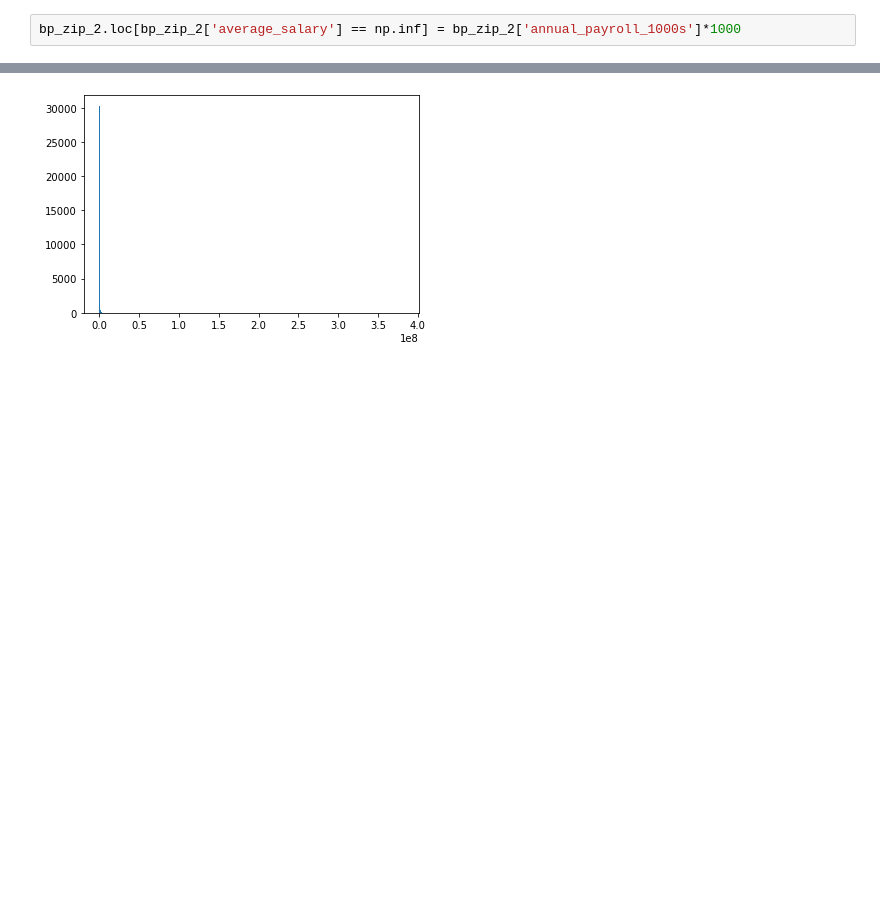
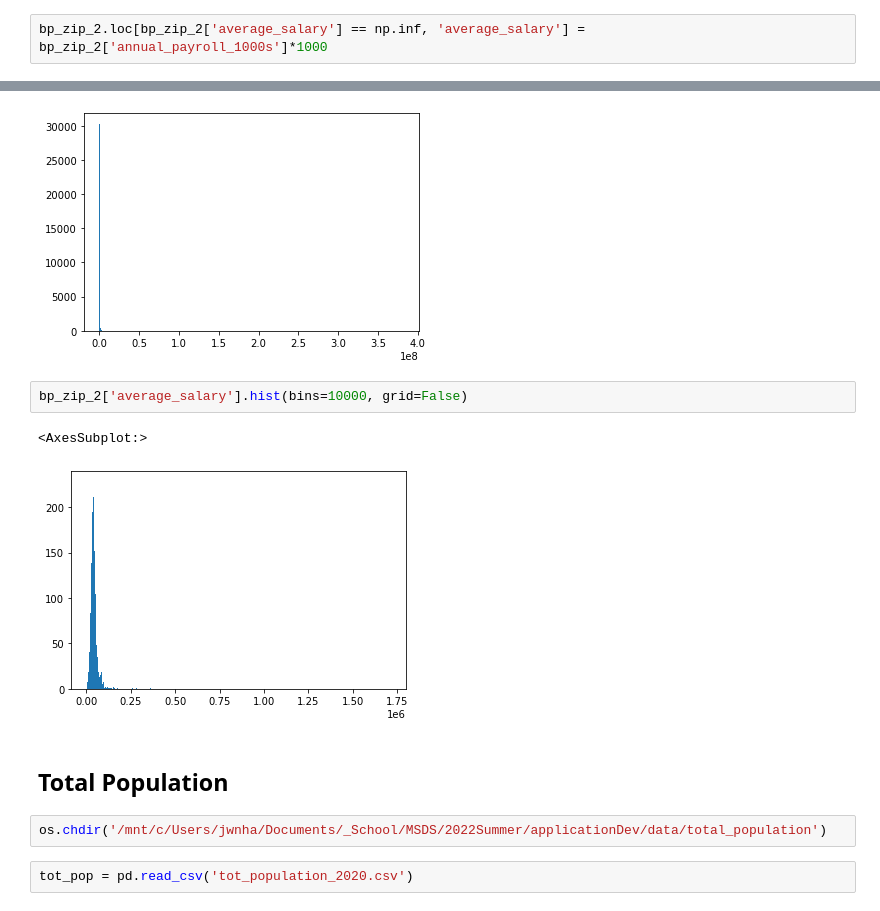
Before and after one commit to jhancuch/sba-loan-credit-analysis, a Jupyter notebook: eda/eda_census_data.ipynb, the cells around one changed output, grey strips where cells are left out. Drawn from its saved outputs; the diff is of its cells as text; blank space fills up the shorter version.

Commit message:
total population table eda

```diff
--- a/eda/eda_census_data.ipynb
+++ b/eda/eda_census_data.ipynb
@@ -84,4 +84,4 @@ bp_zip_2[bp_zip_2['average_salary'] == np.inf]
 | 31711 | 91102 | 0 | 3 | 92 | inf |
 | 32660 | 93642 | 0 | 3 | 235 | inf |
 # %%
-bp_zip_2.loc[bp_zip_2['average_salary'] == np.inf] = bp_zip_2['annual_payroll_1000s']*1000
+bp_zip_2.loc[bp_zip_2['average_salary'] == np.inf, 'average_salary'] = bp_zip_2['annual_payroll_1000s']*1000
@@ -126,3 +124,14 @@ bp_zip_2['annual_payroll_1000s'].hist(bins=1000, grid=False)
 # %% [output]
 <AxesSubplot:>
 [figure]
+# %%
+bp_zip_2['average_salary'].hist(bins=10000, grid=False)
+# %% [output]
+<AxesSubplot:>
+[figure, added]
+# %% [markdown]
+## Total Population
+# %%
+os.chdir('/mnt/c/Users/jwnha/Documents/_School/MSDS/2022Summer/applicationDev/data/total_population')
+# %%
+tot_pop = pd.read_csv('tot_population_2020.csv')
```
Also changed, not shown: parts of 8 cells of this notebook.
